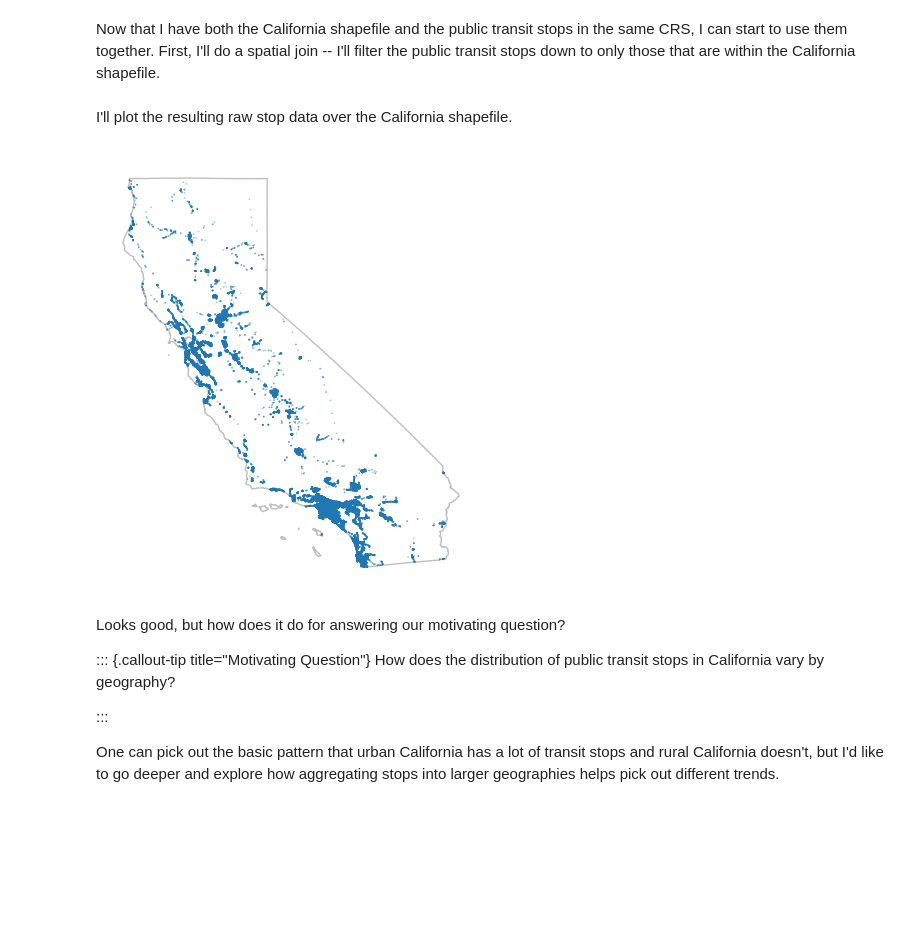
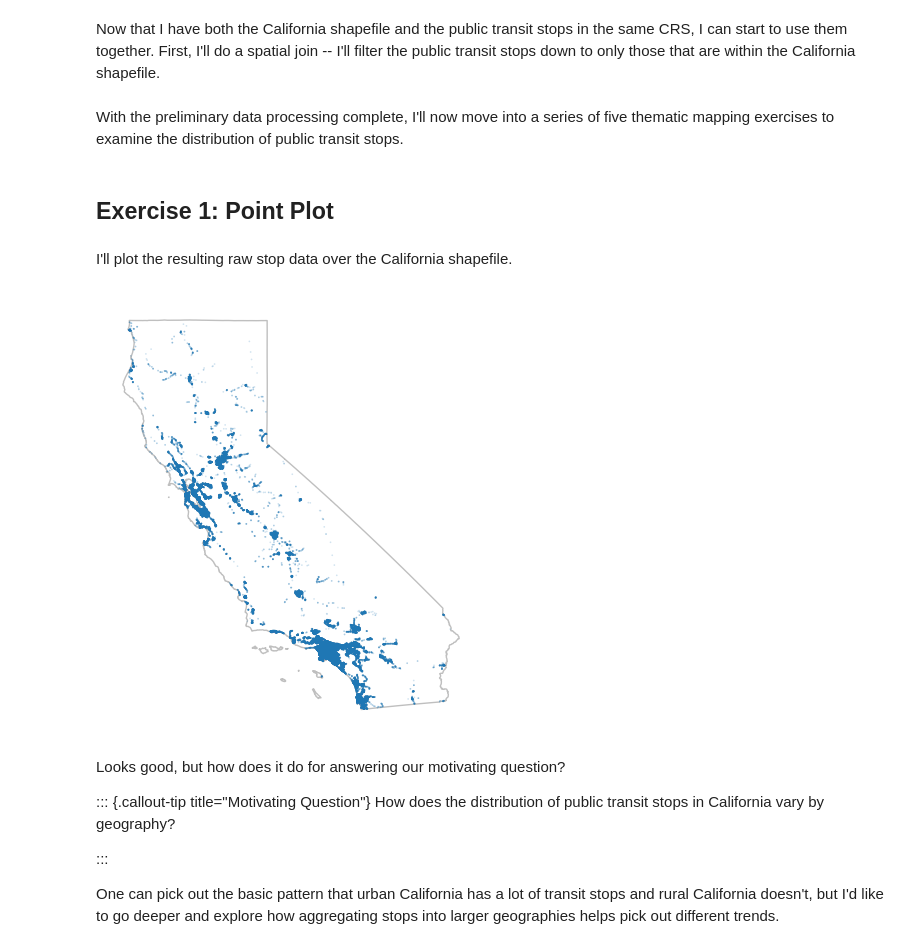
Before and after one commit to peter-amerkhanian/peter-amerkhanian.github.io, a Jupyter notebook: posts/geopandas_maps/index.ipynb, the cells around one changed output. Saved outputs shown, nothing was run; the diff lists cells and outputs as text; code cells hidden in the pictures; blank space fills up the shorter version.

```diff
--- a/posts/geopandas_maps/index.ipynb
+++ b/posts/geopandas_maps/index.ipynb
@@ -283,18 +275,22 @@ EPSG:4269 == EPSG:4269
 Now that I have both the California shapefile and the public transit stops in the same CRS, I can start to use them together. First, I'll do a spatial join -- I'll filter the public transit stops down to only those that are within the California shapefile.
 # %%
 gdf_ca = gdf_all.copy().sjoin(california, how="inner", predicate="within")
+# %% [markdown]
+With the preliminary data processing complete, I'll now move into a series of five thematic mapping exercises to examine the distribution of public transit stops.
+# %% [markdown]
+## Exercise 1: Point Plot
 # %% [markdown]
 I'll plot the resulting raw stop data over the California shapefile.
 # %%
 fig, ax = plt.subplots(figsize=(4, 5))
 assert california.crs == gdf_ca.crs
 california.plot(ax=ax, edgecolor="grey", facecolor="none",
                 linewidth=1, zorder=-1, alpha=.5)
-gdf_ca.plot(ax=ax, markersize=1.5, alpha=0.4, edgecolor="none", linewidth=0.05)
+gdf_ca.plot(ax=ax, markersize=1.5, alpha=0.2, edgecolor="none", linewidth=0.05)
 ax.axis("off")
 fig.tight_layout()
 # %% [output]
-[figure, old version]
+[figure, new version]
 # %% [markdown]
 Looks good, but how does it do for answering our motivating question?
 
```
Also changed, not shown: parts of 73 cells of this notebook, 18 other files.
